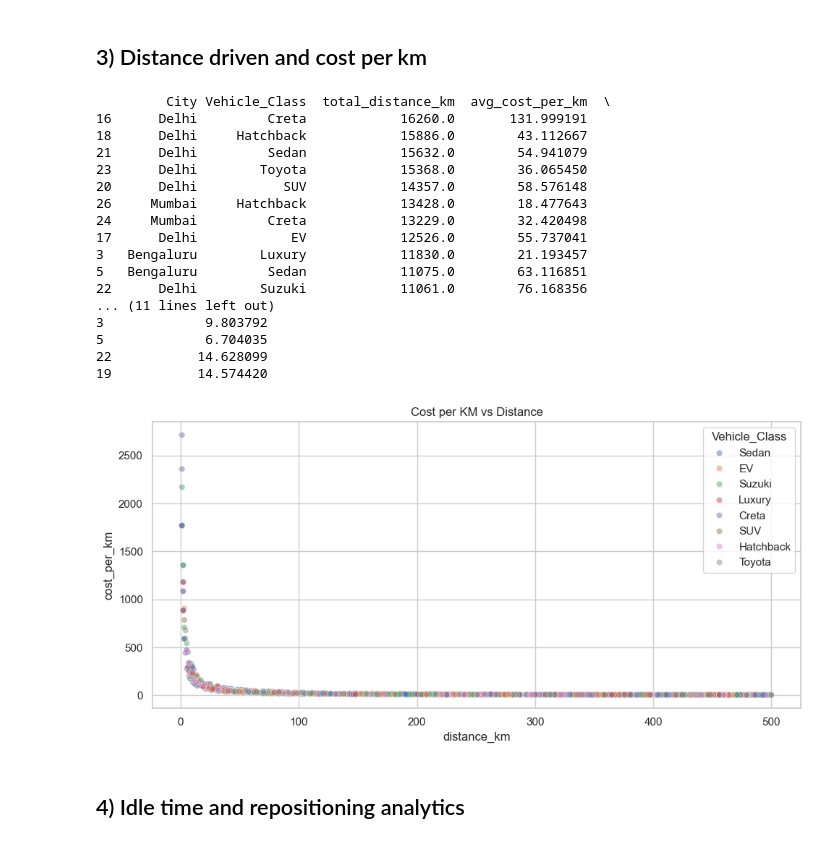
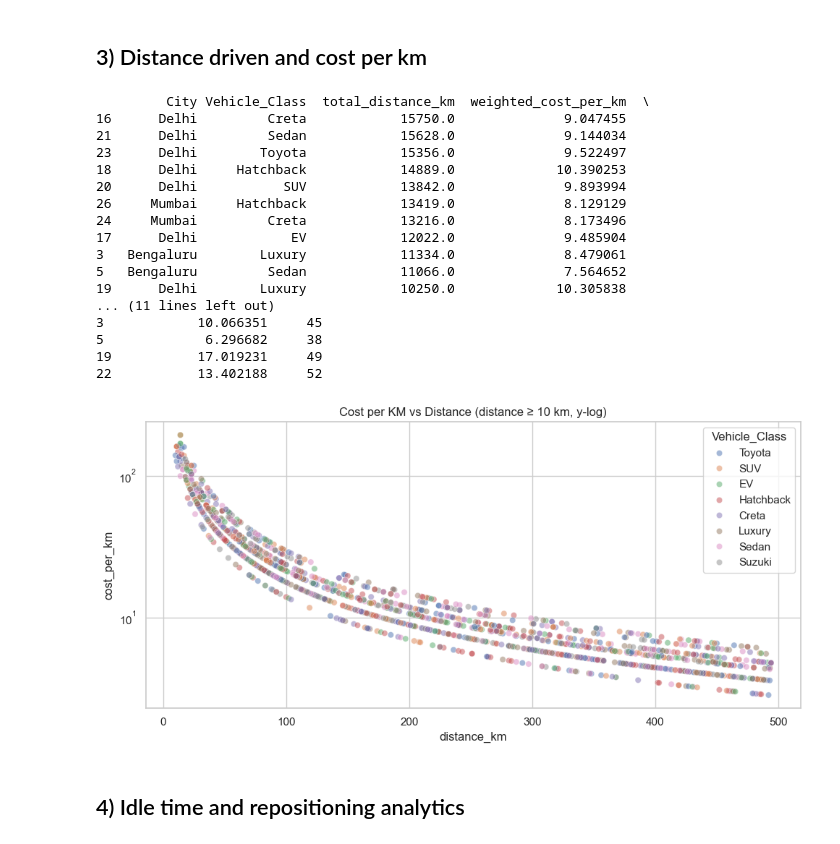
Before and after one commit to Utkarsh-2005/Capg_Sprint, a Jupyter notebook: car_rental_transformed.ipynb, the cells around one changed output. Drawn from its saved outputs; the diff is of its cells as text; code cells hidden in the pictures.

```diff
--- a/car_rental_transformed.ipynb
+++ b/car_rental_transformed.ipynb
@@ -165,41 +224,62 @@ print(rev_metrics.sort_values("RevPAC", ascending=False).head(12))
 # %% [markdown]
 ## 3) Distance driven and cost per km
 # %%
-trip = df[(df["is_completed"]) & (df["distance_km"] > 0)].copy()
+min_distance_km = 10
+
+trip = df[(df["is_completed"]) & (df["distance_km"] >= min_distance_km) & (df["Total_Amount"] > 0)].copy()
+
+# remove extreme distance outliers
+trip = trip[trip["distance_km"] <= trip["distance_km"].quantile(0.99)]
+
 trip["cost_per_km"] = trip["Total_Amount"] / trip["distance_km"]
+
+plot_cap = trip["cost_per_km"].quantile(0.99) if len(trip) else np.nan
+trip_plot = trip[trip["cost_per_km"] <= plot_cap].copy() if pd.notna(plot_cap) else trip.copy()
 
 distance_cost = trip.groupby(["City", "Vehicle_Class"], dropna=False).agg(
     total_distance_km=("distance_km", "sum"),
-    avg_cost_per_km=("cost_per_km", "mean"),
+    weighted_cost_per_km=("Total_Amount", lambda s: s.sum() / trip.loc[s.index, "distance_km"].sum()),
     median_cost_per_km=("cost_per_km", "median"),
+    trips=("Reservation_ID", "count"),
 ).reset_index().sort_values("total_distance_km", ascending=False)
 
 print(distance_cost.head(12))
 
-plt.figure(figsize=(10, 5))
-sns.scatterplot(data=trip.sample(min(len(trip), 2000), random_state=42), x="distance_km", y="cost_per_km", hue="Vehicle_Class", alpha=0.5)
-plt.title("Cost per KM vs Distance")
+plt.figure(figsize=(10,5))
+sns.scatterplot(
+    data=trip_plot.sample(min(len(trip_plot), 2000), random_state=42),
+    x="distance_km",
+    y="cost_per_km",
+    hue="Vehicle_Class",
+    alpha=0.5
+)
+
+plt.yscale("log")
+plt.title("Cost per KM vs Distance (distance ≥ 10 km, y-log)")
+plt.xlabel("distance_km")
+plt.ylabel("cost_per_km")
+
 plt.tight_layout()
 plt.show()
 # %% [output]
-         City Vehicle_Class  total_distance_km  avg_cost_per_km  \
-16      Delhi         Creta            16260.0       131.999191
-18      Delhi     Hatchback            15886.0        43.112667
-21      Delhi         Sedan            15632.0        54.941079
-23      Delhi        Toyota            15368.0        36.065450
-20      Delhi           SUV            14357.0        58.576148
-26     Mumbai     Hatchback            13428.0        18.477643
-24     Mumbai         Creta            13229.0        32.420498
-17      Delhi            EV            12526.0        55.737041
-3   Bengaluru        Luxury            11830.0        21.193457
-5   Bengaluru         Sedan            11075.0        63.116851
-22      Delhi        Suzuki            11061.0        76.168356
+         City Vehicle_Class  total_distance_km  weighted_cost_per_km  \
+16      Delhi         Creta            15750.0              9.047455
+21      Delhi         Sedan            15628.0              9.144034
+23      Delhi        Toyota            15356.0              9.522497
+18      Delhi     Hatchback            14889.0             10.390253
+20      Delhi           SUV            13842.0              9.893994
+26     Mumbai     Hatchback            13419.0              8.129129
+24     Mumbai         Creta            13216.0              8.173496
+17      Delhi            EV            12022.0              9.485904
+3   Bengaluru        Luxury            11334.0              8.479061
+5   Bengaluru         Sedan            11066.0              7.564652
+19      Delhi        Luxury            10250.0             10.305838
 ... (11 lines left out)
-3             9.803792
-5             6.704035
-22           14.628099
-19           14.574420
+3            10.066351     45
+5             6.296682     38
+19           17.019231     49
+22           13.402188     52
-[figure, old version]
+[figure, new version]
 # %% [markdown]
 ## 4) Idle time and repositioning analytics
 # %%
```
Also changed, not shown: parts of 17 cells of this notebook, 3 other files.
